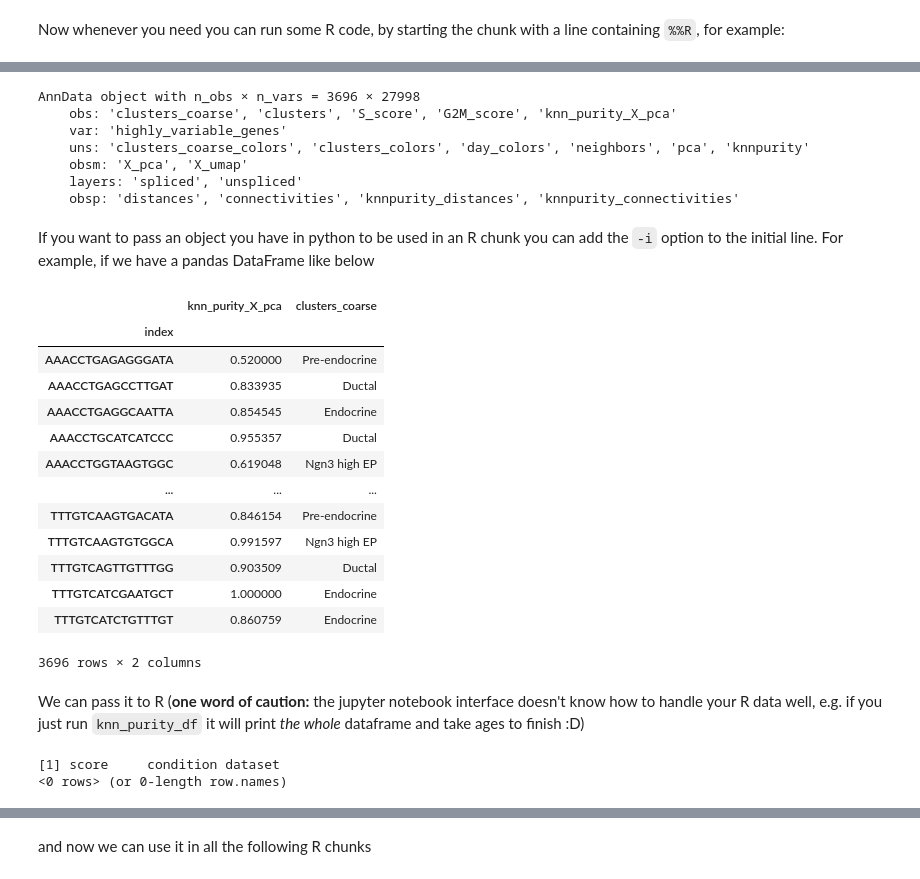
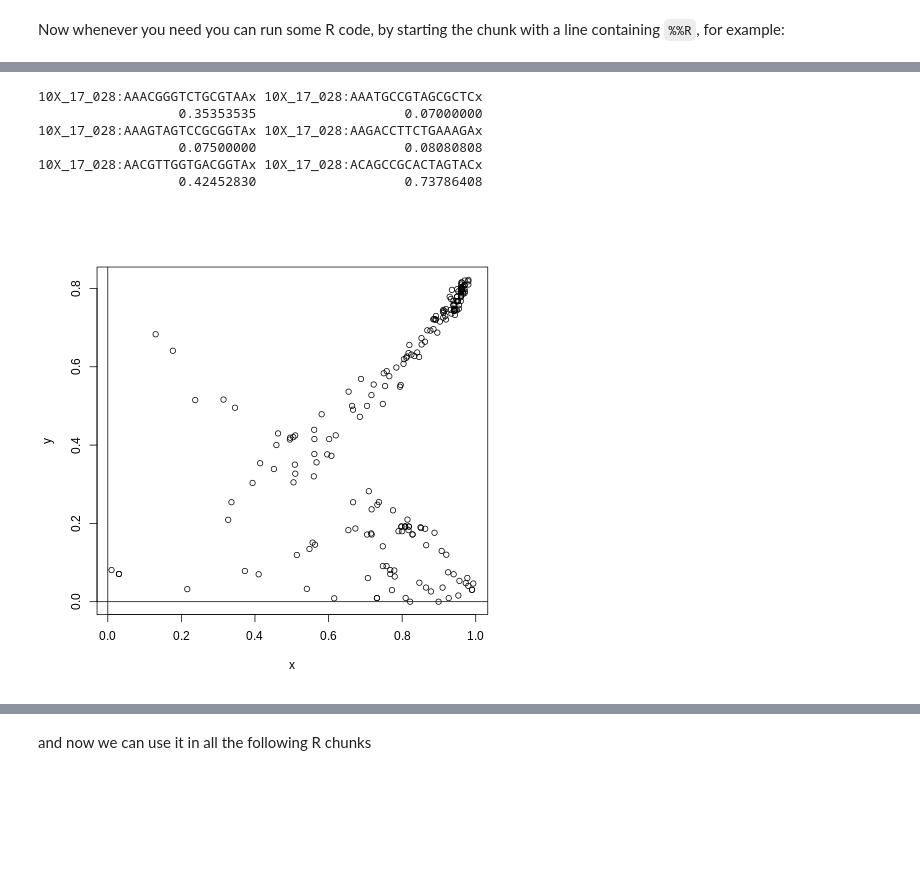
Before and after one commit to shaistamadad/GPLVM_Shaista, a Jupyter notebook: KNN_purity.ipynb, the cells around one changed output, grey strips where cells are left out. Drawn from its saved outputs; the diff is of its cells as text; code cells hidden in the pictures; blank space fills up the shorter version.

```diff
--- a/KNN_purity.ipynb
+++ b/KNN_purity.ipynb
@@ -244,0 +565,5 @@ CDK1- G2 Phase
+# %%
+subset4=[]
+for i in range(len(datasets4)):
+    adata = datasets4[i].copy()
+    subset4.append(adata[adata.obs['CDK1']=='high'])
@@ -245,18 +580,9 @@ CDK1- G2 Phase
+# %%
+subset4.append(adata_gas)
 # %%
-datasets1=[ pancreas]
-datasets2=[forebrain]
-for i in range(len(datasets1)):
-    proliferation_purity(datasets1[i], "X_umap_pca", 'Cdk1')
-    proliferation_purity(datasets1[i], "X_umap_gplvm_random", 'Cdk1')
-    proliferation_purity(datasets1[i], "X_umap_gplvm_PC", 'Cdk1')
-for i in range(len(datasets2)):
-    proliferation_purity(datasets2[i], "X_umap_pca", 'CDK1')
-    proliferation_purity(datasets2[i], "X_umap_gplvm_PC", 'CDK1')
-    proliferation_purity(datasets2[i], "X_umap_gplvm_random", 'CDK1')
-
 cc_purity_data_cdk1= pd.DataFrame(columns=['score','condition', 'dataset'])
-datasets=[ pancreas, forebrain]
-datasets_names=['pancreas', 'forebrain', 'pbmc10k', "pbmc3k"]
+datasets=subset4
+datasets_names=[ 'forebrain', "pancreas", 'pbmc10k', 'gastrulation']
 conditions=['proliferation_purity_X_umap_pca','proliferation_purity_X_umap_gplvm_PC','proliferation_purity_X_umap_gplvm_random']
 condition_names=['PCA', "gplvm_PCA", "gplvm_random"]
 for i in range(len(datasets)):
@@ -326,3 +687,6 @@ OSError: [Errno 12] Cannot allocate memory
+# %%
+x= subset4[0].obs["knn_purity_X_umap_pca"]
+y=subset4[0].obs["proliferation_purity_X_umap_pca"]
 # %%
 ## r2py setup
 import rpy2.rinterface_lib.callbacks
@@ -348,38 +708,21 @@ Calls: <Anonymous> -> <Anonymous> -> withVisible -> library
-# %%
-adata
-# %% [output]
-AnnData object with n_obs × n_vars = 3696 × 27998
-    obs: 'clusters_coarse', 'clusters', 'S_score', 'G2M_score', 'knn_purity_X_pca'
-    var: 'highly_variable_genes'
-    uns: 'clusters_coarse_colors', 'clusters_colors', 'day_colors', 'neighbors', 'pca', 'knnpurity'
-    obsm: 'X_pca', 'X_umap'
-    layers: 'spliced', 'unspliced'
-    obsp: 'distances', 'connectivities', 'knnpurity_distances', 'knnpurity_connectivities'
-# %% [markdown]
-If you want to pass an object you have in python to be used in an R chunk you can add the `-i` option to the initial line. For example, if we have a pandas DataFrame like below
-# %%
-knn_purity_df = adata.obs[['knn_purity_X_pca', 'clusters_coarse']].copy()
-knn_purity_df
-# %% [output]
-|  | knn_purity_X_pca | clusters_coarse |
-| index |  |  |
-| AAACCTGAGAGGGATA | 0.520000 | Pre-endocrine |
-| AAACCTGAGCCTTGAT | 0.833935 | Ductal |
-| AAACCTGAGGCAATTA | 0.854545 | Endocrine |
-| AAACCTGCATCATCCC | 0.955357 | Ductal |
-| AAACCTGGTAAGTGGC | 0.619048 | Ngn3 high EP |
-| ... | ... | ... |
-| TTTGTCAAGTGACATA | 0.846154 | Pre-endocrine |
-| TTTGTCAAGTGTGGCA | 0.991597 | Ngn3 high EP |
-| TTTGTCAGTTGTTTGG | 0.903509 | Ductal |
-| TTTGTCATCGAATGCT | 1.000000 | Endocrine |
-| TTTGTCATCTGTTTGT | 0.860759 | Endocrine |
-3696 rows × 2 columns
-# %% [markdown]
-We can pass it to R (**one word of caution:** the jupyter notebook interface doesn't know how to handle your R data well, e.g. if you just run `knn_purity_df` it will print _the whole_ dataframe and take ages to finish :D)
 # %%
-%%R -i cc_purity_data_cenpf
-head(cc_purity_data_cenpf)
+%%R -i y
+head(y)
 # %% [output]
-[1] score     condition dataset
-<0 rows> (or 0-length row.names)
+10X_17_028:AAACGGGTCTGCGTAAx 10X_17_028:AAATGCCGTAGCGCTCx
+                  0.35353535                   0.07000000
+10X_17_028:AAAGTAGTCCGCGGTAx 10X_17_028:AAGACCTTCTGAAAGAx
+                  0.07500000                   0.08080808
+10X_17_028:AACGTTGGTGACGGTAx 10X_17_028:ACAGCCGCACTAGTACx
+                  0.42452830                   0.73786408
+# %%
+%%R -i x
+plot(x,y)
+abline(h = 0)
+abline(v = 0)
+quadrant_1 <- sum((x < .5) & (y < .5))
+quadrant_2 <- sum((x >= 0.5) & (y < 0.5))
+quadrant_3 <- sum((x < 0.5) & (y >= 0.5))
+quadrant_4 <- sum((x >= 0.5) & (y >= 0.5))
+# %% [output]
+[figure, added]
```
Also changed, not shown: parts of 130 cells of this notebook, 6 other files.
